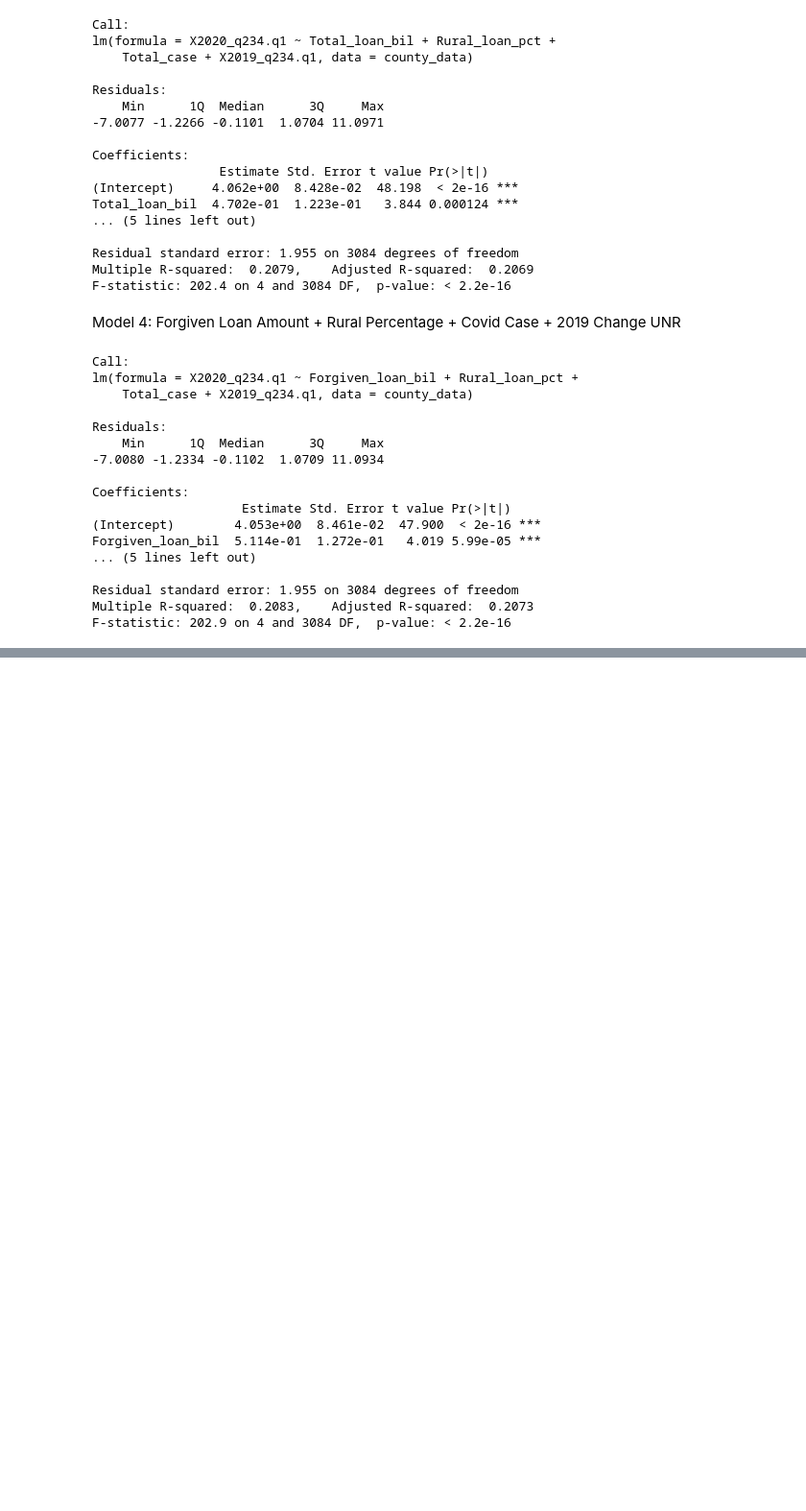
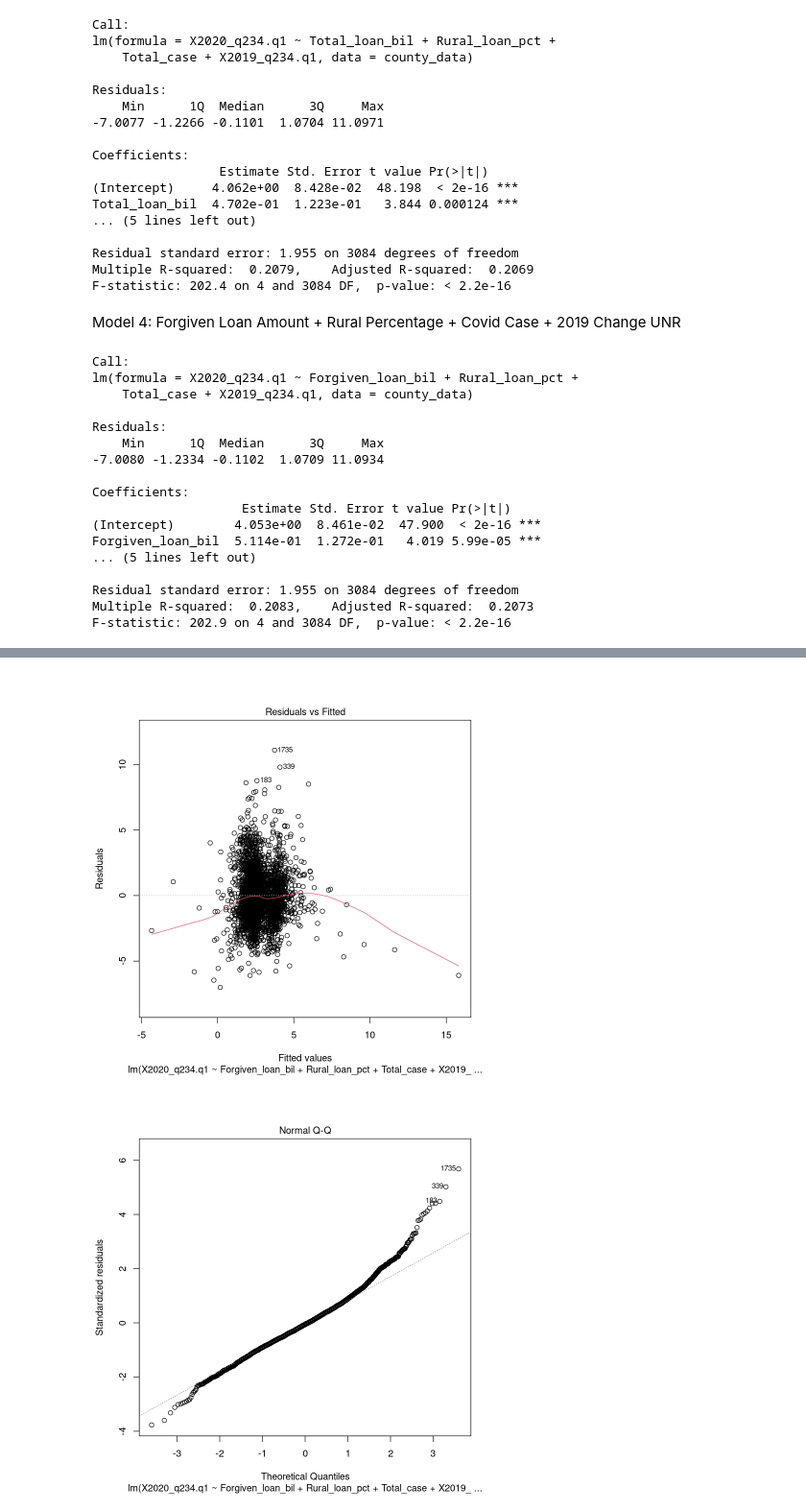
Before and after one commit to ABeeShake/Stats202A-Project, a Jupyter notebook: visualizations.ipynb, the cells around one changed output, grey strips where cells are left out. Shown at 96% size. Saved outputs shown, nothing was run; the diff lists cells and outputs as text; code cells hidden in the pictures; blank space fills up the shorter version.

```diff
--- a/visualizations.ipynb
+++ b/visualizations.ipynb
@@ -514,0 +516,5 @@ F-statistic: 202.9 on 4 and 3084 DF,  p-value: < 2.2e-16
+# %%
+plot(model4, 1:2)
+# %% [output]
+[figure, added]
+[figure, added]
```
Also changed, not shown: parts of 7 cells of this notebook, 6 other files.
